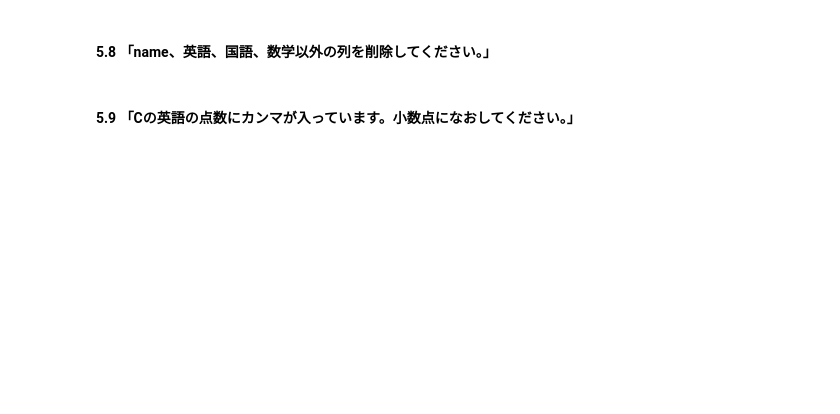
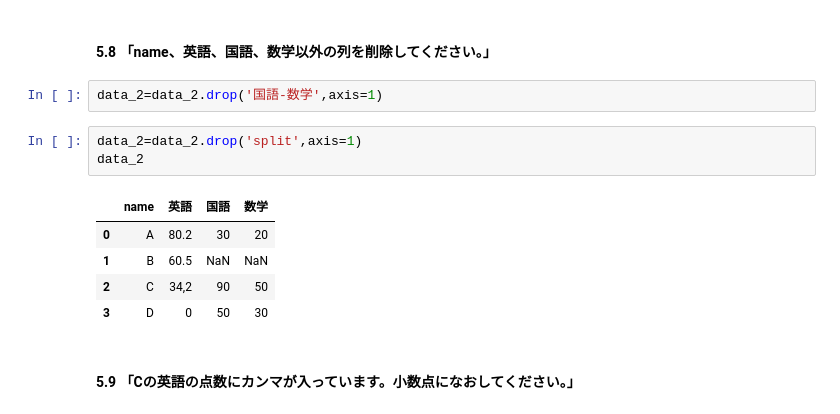
Before and after one commit to ichiyanagi7/python, a Jupyter notebook: pandas_editor.ipynb, the cells around one changed output. Cells and saved outputs as stored; diff of their text form; blank space fills up the shorter version.

```diff
--- a/pandas_editor.ipynb
+++ b/pandas_editor.ipynb
@@ -375,4 +387,15 @@ data_2.drop_duplicates(['name'])
 # %% [markdown]
 #### 5.8 「name、英語、国語、数学以外の列を削除してください。」
+# %%
+data_2=data_2.drop('国語-数学',axis=1)
+# %%
+data_2=data_2.drop('split',axis=1)
+data_2
+# %% [output]
+|  | name | 英語 | 国語 | 数学 |
+| 0 | A | 80.2 | 30 | 20 |
+| 1 | B | 60.5 | NaN | NaN |
+| 2 | C | 34,2 | 90 | 50 |
+| 3 | D | 0 | 50 | 30 |
 # %% [markdown]
 #### 5.9 「Cの英語の点数にカンマが入っています。小数点になおしてください。」
```
Also changed, not shown: parts of 7 cells of this notebook.
